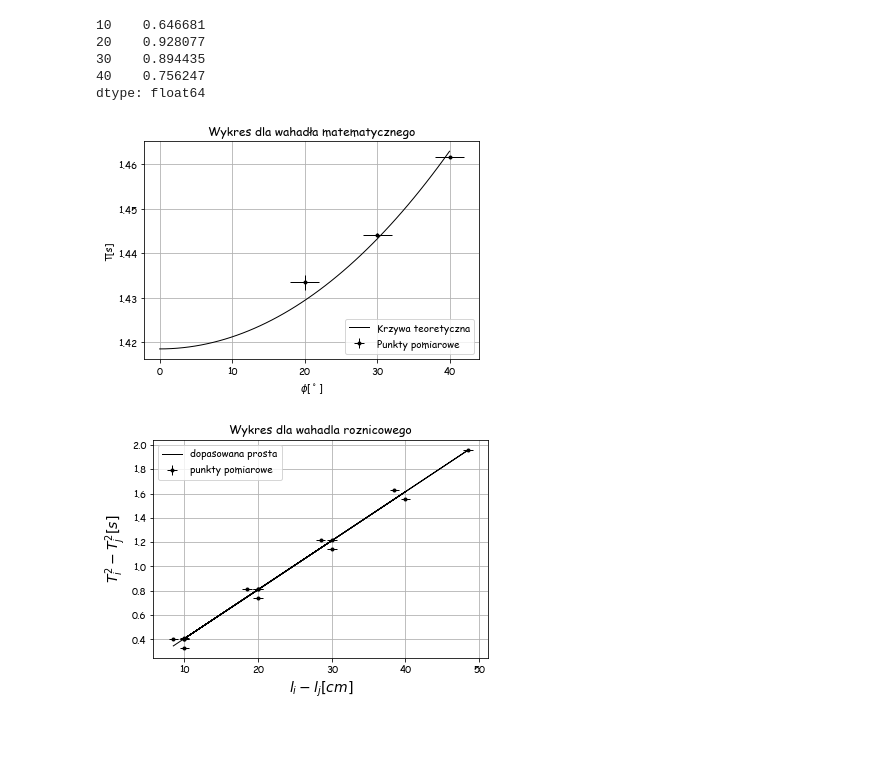
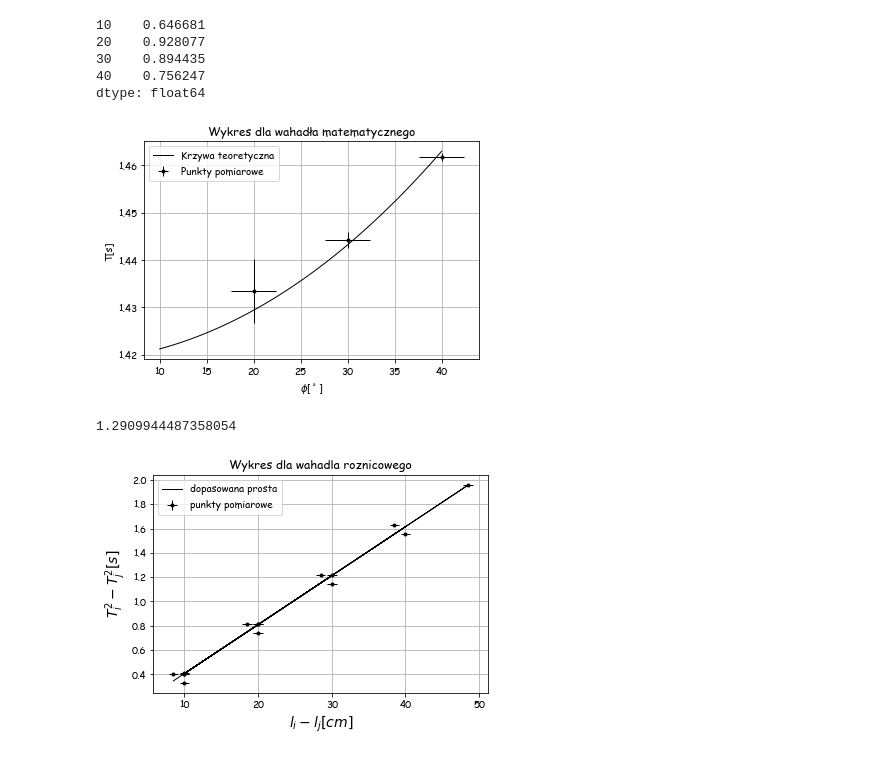
Before and after one commit to MarikinPaulina/LabFiz1, a Jupyter notebook: 08-03-Niepewność/Wahadło.ipynb, the cells around one changed output. Saved outputs shown, nothing was run; the diff lists cells and outputs as text; code cells hidden in the pictures.

Commit message:
matematyczne

```diff
--- a/08-03-Niepewność/Wahadło.ipynb
+++ b/08-03-Niepewność/Wahadło.ipynb
@@ -7,10 +7,12 @@ from scipy.optimize import curve_fit
 %matplotlib inline
 # %%
 rc('font', family='Comic Sans MS')
-matematyczne=pd.read_csv('dlugosc50cm.csv')/4
+matematyczne=pd.read_csv('dlugosc50cm.csv')
 roznicowe=pd.read_csv('kat15stopni.csv')
 stopien = np.pi/180
-D_phi = stopien*2
+D_phi_miarka = stopien
+D_phi_eksp = stopien*4
+D_phi = np.sqrt((D_phi_miarka**2)/3 + (D_phi_eksp**2)/3)
 dlugosc = 50e-2
 phi=15*stopien
 D_dlugosc = 0.5
@@ -67,7 +58,7 @@ def matematyczne_okres(fi):
 #     return ciag_przyblizen(fi)
     return 2*(np.pi)*np.sqrt(dlugosc/g)*ciag_przyblizen(fi)
 # %%
-D_matematyczne = np.sqrt(matematyczne.std(0)**2+(1e-3**2)/3)
+D_matematyczne = np.sqrt(matematyczne.std(0)**2+(D_czas**2)/3)
 # %%
 matematyczne.mean(0)/matematyczne_okres(matematyczne_kat)
 # %% [output]
@@ -77,17 +68,24 @@ matematyczne.mean(0)/matematyczne_okres(matematyczne_kat)
 40    0.756247
 dtype: float64
 # %%
-matematyczne_pelnia = np.linspace(0,40*stopien)
-plt.errorbar(matematyczne_kat[1:],matematyczne.mean(0)[1:],D_matematyczne[1:]/4,D_phi/stopien,'k.', label="Punkty pomiarowe",lw=1)
+matematyczne_pelnia = np.linspace(10*stopien,40*stopien)
+plt.errorbar(matematyczne_kat[1:],matematyczne.mean(0)[1:]/4,D_matematyczne[1:]/4,D_phi/stopien,'k.', label="Punkty pomiarowe",lw=1)
 plt.plot(matematyczne_pelnia/stopien,matematyczne_okres(matematyczne_pelnia),'k', label="Krzywa teoretyczna",lw=1)
+# plt.plot((matematyczne_pelnia+D_phi)/stopien,matematyczne_okres(matematyczne_pelnia+D_phi),'--k', \
+#          label="Granice niepewności krzywej teoretycznej",lw=1)
+# plt.plot((matematyczne_pelnia-D_phi)/stopien,matematyczne_okres(matematyczne_pelnia-D_phi),'--k',lw=1)
 plt.ylabel('T[s]')
 plt.xlabel(r'$\phi[^\circ]$')
 plt.title('Wykres dla wahadła matematycznego')
 plt.grid()
-plt.legend(loc='lower right')
+plt.legend(loc='best')
 plt.savefig('Wykres_matematyczne.eps')
 # %% [output]
-[figure, old version]
+[figure, new version]
+# %%
+D_phi/stopien
+# %% [output]
+1.2909944487358054
 # %%
 roznicowe_reshaped = roznicowe.mean(0).values.reshape(roznicowe.mean(0).size, 1)
 roznicowe_roznice = roznicowe_reshaped.T**2 - roznicowe_reshaped**2
```
Also changed, not shown: parts of 4 cells of this notebook, 7 other files.
